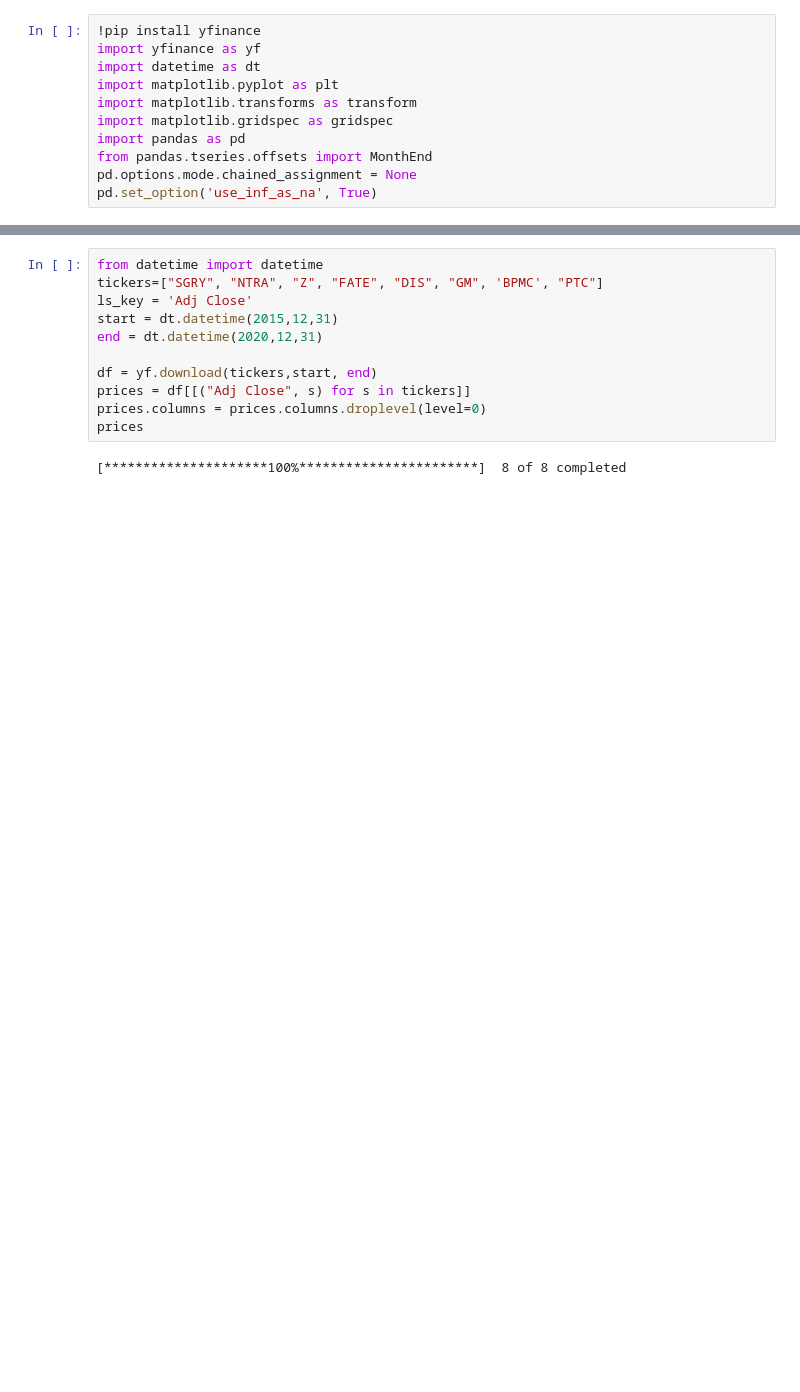
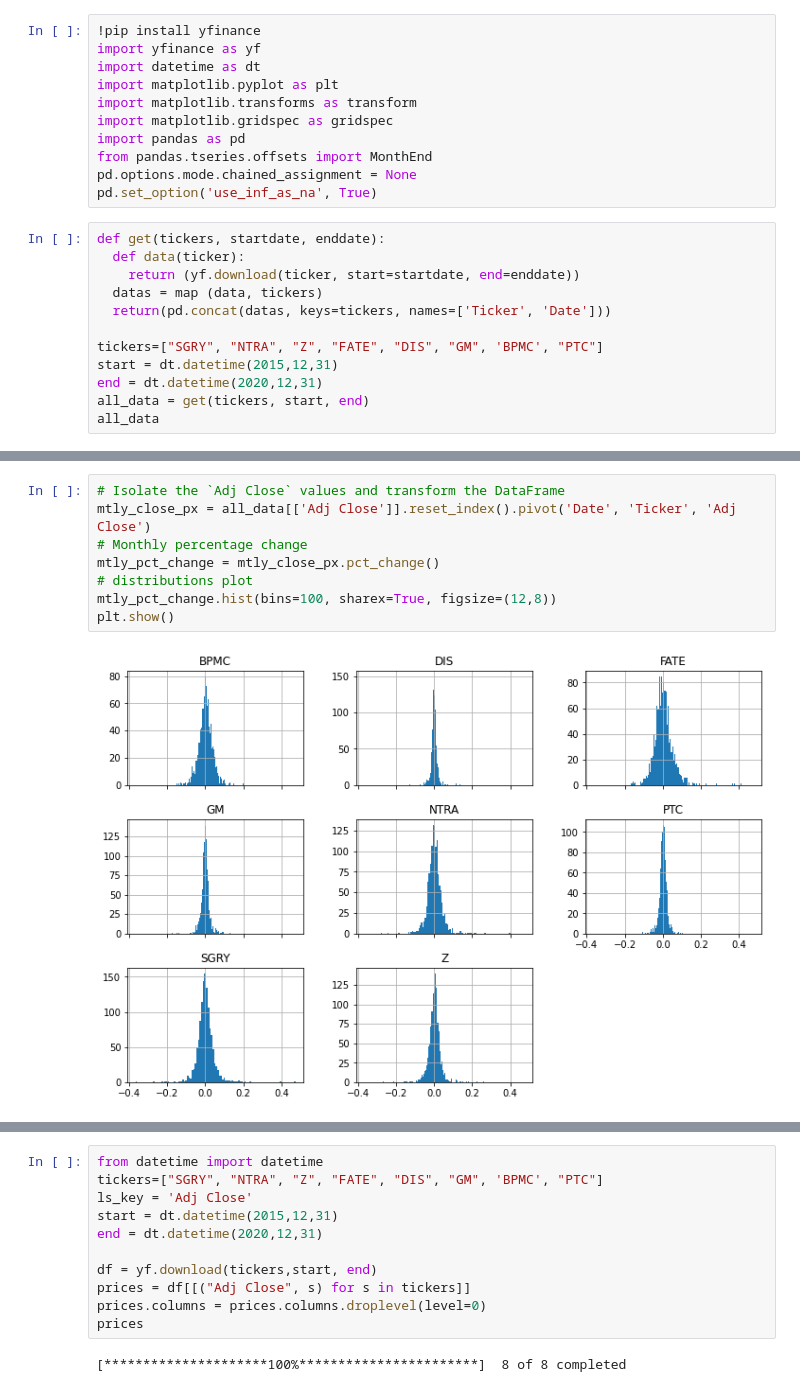
Before and after one commit to saritmaitra/Momentum_Trading, a Jupyter notebook: Monthly_Series_MomentumStrategy.ipynb, the cells around one changed output, grey strips where cells are left out. Saved outputs shown, nothing was run; the diff lists cells and outputs as text; blank space fills up the shorter version.

```diff
--- a/Monthly_Series_MomentumStrategy.ipynb
+++ b/Monthly_Series_MomentumStrategy.ipynb
@@ -11,3 +11,15 @@ import pandas as pd
 from pandas.tseries.offsets import MonthEnd
 pd.options.mode.chained_assignment = None
 pd.set_option('use_inf_as_na', True)
+# %%
+def get(tickers, startdate, enddate):
+  def data(ticker):
+    return (yf.download(ticker, start=startdate, end=enddate))
+  datas = map (data, tickers)
+  return(pd.concat(datas, keys=tickers, names=['Ticker', 'Date']))
+
+tickers=["SGRY", "NTRA", "Z", "FATE", "DIS", "GM", 'BPMC', "PTC"]
+start = dt.datetime(2015,12,31)
+end = dt.datetime(2020,12,31)
+all_data = get(tickers, start, end)
+all_data
@@ -13,0 +49,10 @@ pd.set_option('use_inf_as_na', True)
+# %%
+# Isolate the `Adj Close` values and transform the DataFrame
+mtly_close_px = all_data[['Adj Close']].reset_index().pivot('Date', 'Ticker', 'Adj Close')
+# Monthly percentage change
+mtly_pct_change = mtly_close_px.pct_change()
+# distributions plot
+mtly_pct_change.hist(bins=100, sharex=True, figsize=(12,8))
+plt.show()
+# %% [output]
+[figure, added]
```
Also changed, not shown: parts of 3 cells of this notebook.
